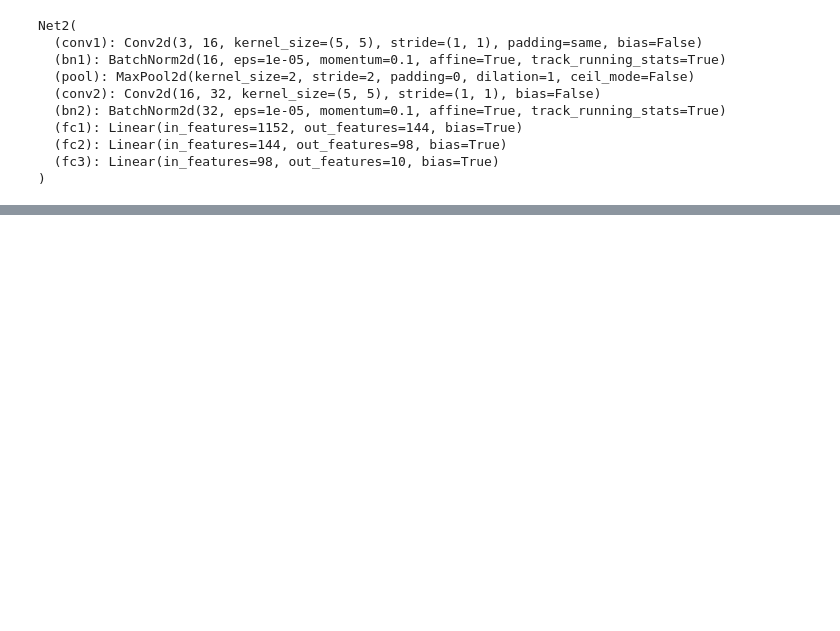
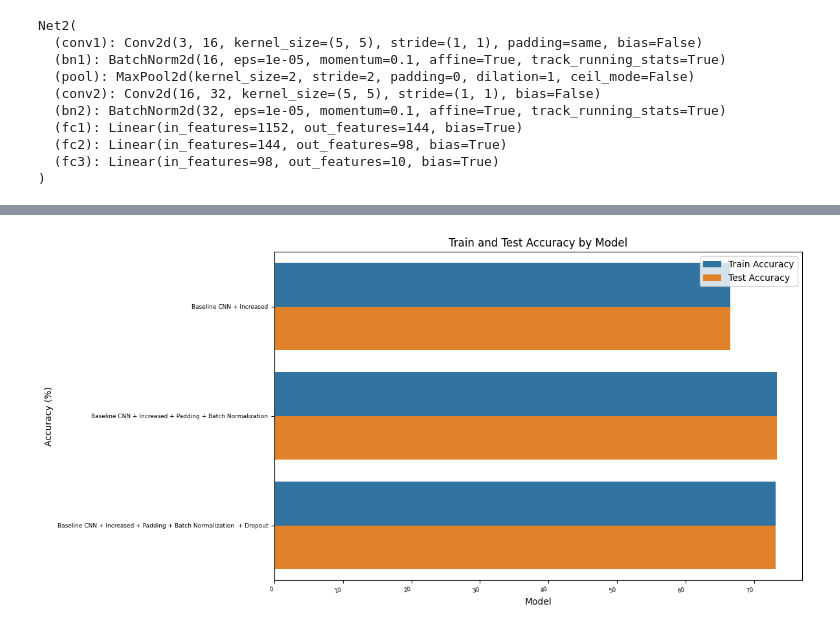
Before and after one commit to AhmedElshazlyAE/CNN-Image-Classifier, a Jupyter notebook: improved-basline-cnn.ipynb, the cells around one changed output, grey strips where cells are left out. Cells and saved outputs as stored; diff of their text form; code cells hidden in the pictures; blank space fills up the shorter version.

```diff
--- a/improved-basline-cnn.ipynb
+++ b/improved-basline-cnn.ipynb
@@ -343,0 +593,13 @@ if SAVE_TABLES:
+# %%
+train_df = train_accuracy.rename(columns={"Accuracy (%)": "Train Accuracy"})
+test_df = test_accuracy.rename(columns={"Accuracy (%)": "Test Accuracy"})
+
+accuracy_table = pd.merge(train_df, test_df, on="Model")
+
+
+df_long = accuracy_table.melt(
+    id_vars="Model",
+    value_vars=["Train Accuracy", "Test Accuracy"],
+    var_name="Dataset",
+    value_name="Accuracy (%)"
+)
@@ -343,0 +612,16 @@ if SAVE_TABLES:
+# %%
+plt.figure(figsize=(12, 6))
+sns.barplot(data=df_long, x="Accuracy (%)", y="Model", hue="Dataset")
+
+plt.title("Train and Test Accuracy by Model")
+plt.xlabel("Model")
+plt.ylabel("Accuracy (%)")
+plt.xticks(rotation=15, ha="right")
+plt.legend(title="")
+
+plt.yticks(fontsize=6.5)
+plt.xticks(fontsize=6.5)
+plt.tight_layout()
+plt.show()
+# %% [output]
+[figure, added]
```
Also changed, not shown: parts of 36 cells of this notebook, 7 other files.
